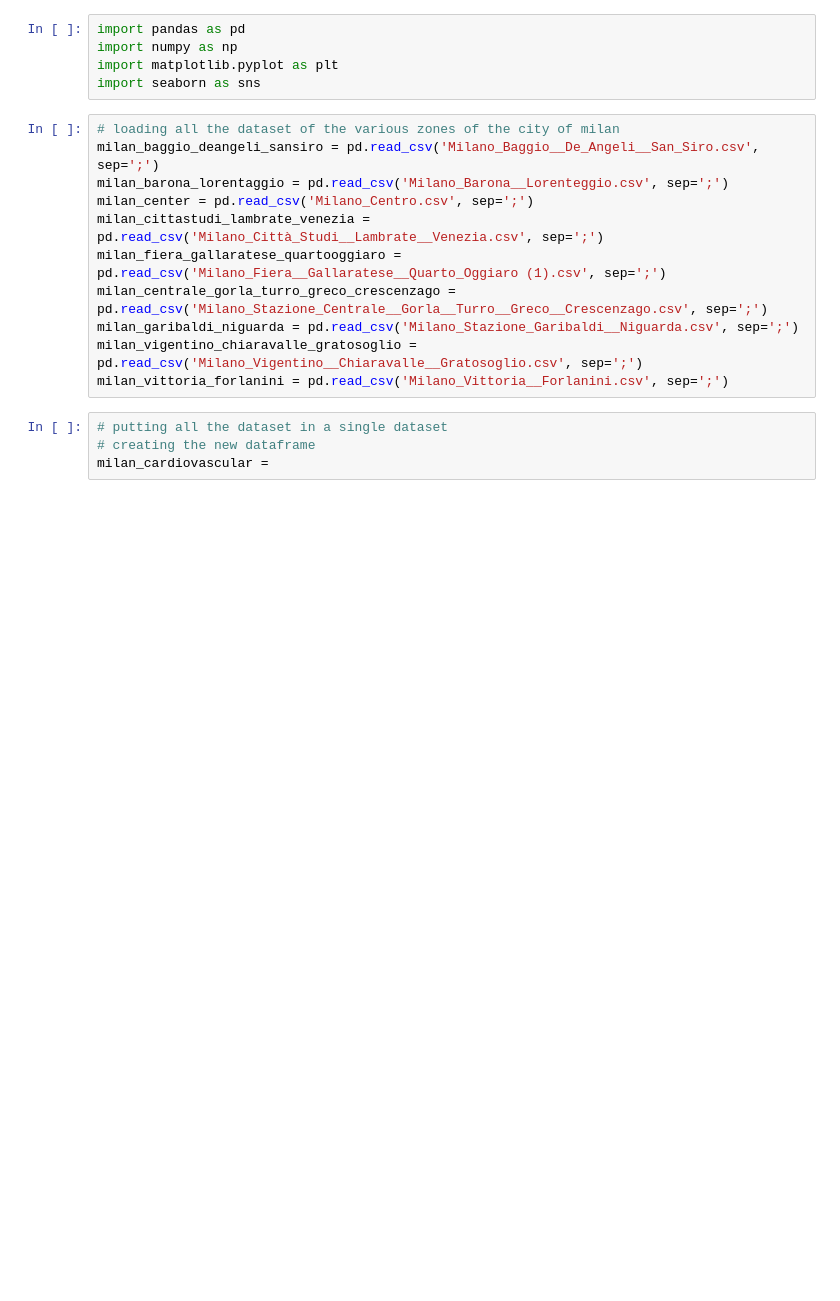
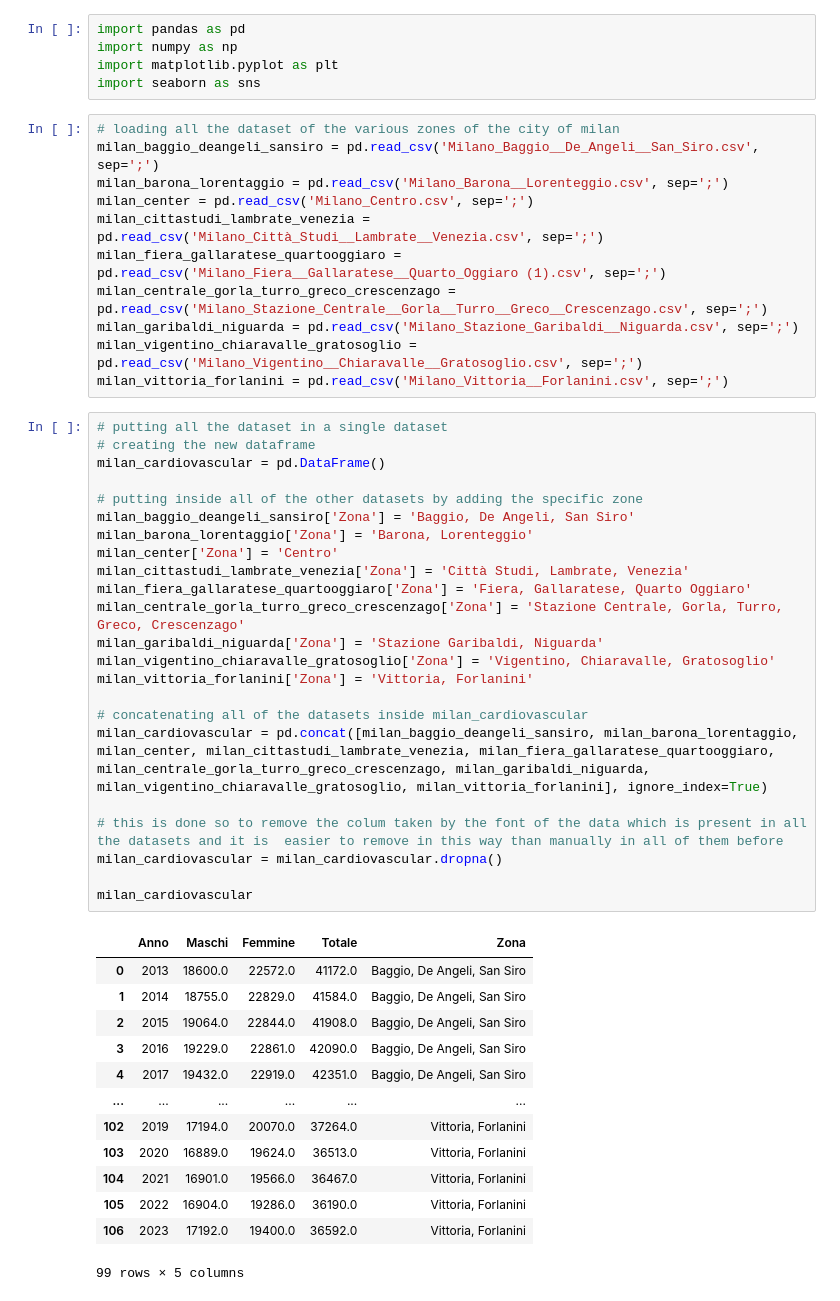
Before and after one commit to LGpolimi/HHE_DSLAB_project_AA2324, a Jupyter notebook: health_data/cardiovascular/Cardiovascular diseases/cardio.ipynb, the cells around one changed output. Saved outputs shown, nothing was run; the diff lists cells and outputs as text; blank space fills up the shorter version.

```diff
--- a/health_data/cardiovascular/Cardiovascular diseases/cardio.ipynb
+++ b/health_data/cardiovascular/Cardiovascular diseases/cardio.ipynb
@@ -17,4 +17,37 @@ milan_vittoria_forlanini = pd.read_csv('Milano_Vittoria__Forlanini.csv', sep=';'
 # %%
 # putting all the dataset in a single dataset
 # creating the new dataframe
-milan_cardiovascular =
+milan_cardiovascular = pd.DataFrame()
+
+# putting inside all of the other datasets by adding the specific zone
+milan_baggio_deangeli_sansiro['Zona'] = 'Baggio, De Angeli, San Siro'
+milan_barona_lorentaggio['Zona'] = 'Barona, Lorenteggio'
+milan_center['Zona'] = 'Centro'
+milan_cittastudi_lambrate_venezia['Zona'] = 'Città Studi, Lambrate, Venezia'
+milan_fiera_gallaratese_quartooggiaro['Zona'] = 'Fiera, Gallaratese, Quarto Oggiaro'
+milan_centrale_gorla_turro_greco_crescenzago['Zona'] = 'Stazione Centrale, Gorla, Turro, Greco, Crescenzago'
+milan_garibaldi_niguarda['Zona'] = 'Stazione Garibaldi, Niguarda'
+milan_vigentino_chiaravalle_gratosoglio['Zona'] = 'Vigentino, Chiaravalle, Gratosoglio'
+milan_vittoria_forlanini['Zona'] = 'Vittoria, Forlanini'
+
+# concatenating all of the datasets inside milan_cardiovascular
+milan_cardiovascular = pd.concat([milan_baggio_deangeli_sansiro, milan_barona_lorentaggio, milan_center, milan_cittastudi_lambrate_venezia, milan_fiera_gallaratese_quartooggiaro, milan_centrale_gorla_turro_greco_crescenzago, milan_garibaldi_niguarda, milan_vigentino_chiaravalle_gratosoglio, milan_vittoria_forlanini], ignore_index=True)
+
+# this is done so to remove the colum taken by the font of the data which is present in all the datasets and it is  easier to remove in this way than manually in all of them before
+milan_cardiovascular = milan_cardiovascular.dropna()
+
+milan_cardiovascular
+# %% [output]
+|  | Anno | Maschi | Femmine | Totale | Zona |
+| 0 | 2013 | 18600.0 | 22572.0 | 41172.0 | Baggio, De Angeli, San Siro |
+| 1 | 2014 | 18755.0 | 22829.0 | 41584.0 | Baggio, De Angeli, San Siro |
+| 2 | 2015 | 19064.0 | 22844.0 | 41908.0 | Baggio, De Angeli, San Siro |
+| 3 | 2016 | 19229.0 | 22861.0 | 42090.0 | Baggio, De Angeli, San Siro |
+| 4 | 2017 | 19432.0 | 22919.0 | 42351.0 | Baggio, De Angeli, San Siro |
+| ... | ... | ... | ... | ... | ... |
+| 102 | 2019 | 17194.0 | 20070.0 | 37264.0 | Vittoria, Forlanini |
+| 103 | 2020 | 16889.0 | 19624.0 | 36513.0 | Vittoria, Forlanini |
+| 104 | 2021 | 16901.0 | 19566.0 | 36467.0 | Vittoria, Forlanini |
+| 105 | 2022 | 16904.0 | 19286.0 | 36190.0 | Vittoria, Forlanini |
+| 106 | 2023 | 17192.0 | 19400.0 | 36592.0 | Vittoria, Forlanini |
+99 rows × 5 columns
```
Also changed, not shown: parts of 4 cells of this notebook.
